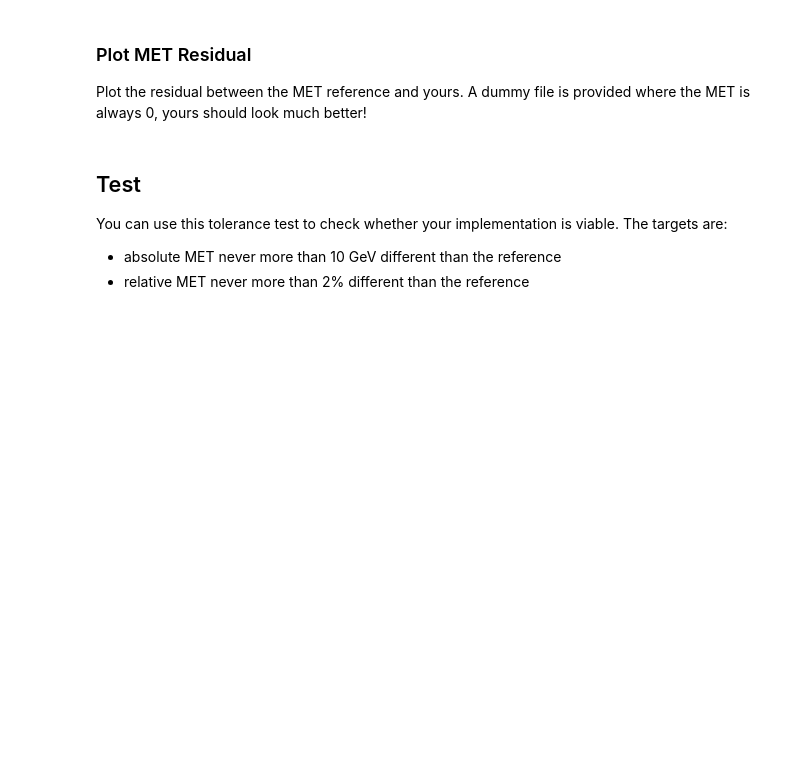
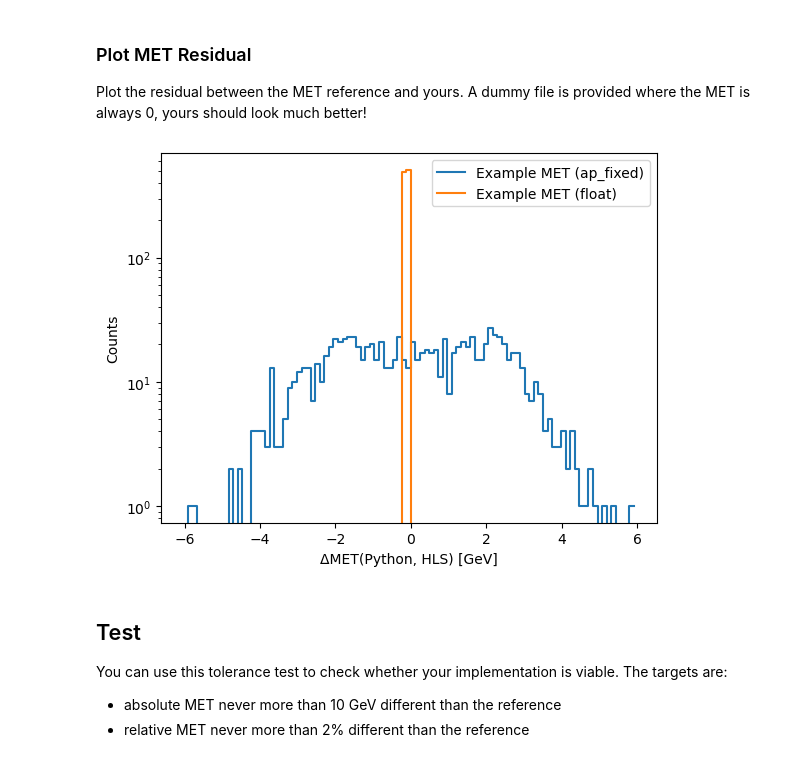
Before and after one commit to FPGA-course-2025/day4, a Jupyter notebook: MET/met_reference.ipynb, the cells around one changed output. Cells and saved outputs as stored; diff of their text form; code cells hidden in the pictures; blank space fills up the shorter version.

```diff
--- a/MET/met_reference.ipynb
+++ b/MET/met_reference.ipynb
@@ -59,17 +84,23 @@ plt.savefig('met_distribution.pdf')
 Plot the residual between the MET reference and yours. A dummy file is provided where the MET is always 0, yours should look much better!
 # %%
 met_residual = met_ref - met_hls
+met_residual_float = met_ref - met_hls_float
 max_residual = np.max(np.abs(met_residual))
 bins_residual = np.linspace(-max_residual, max_residual, 101)
 hist_residual, _ = np.histogram(met_residual, bins_residual)
+hist_residual_float, _ = np.histogram(met_residual_float, bins_residual)
 
-plt.step(bins_residual[:-1], hist_residual, label='Example MET')
-#plt.semilogy()
+plt.step(bins_residual[:-1], hist_residual, label='Example MET (ap_fixed)')
+plt.step(bins_residual[:-1], hist_residual_float, label='Example MET (float)')
+
+plt.semilogy()
 plt.legend()
 plt.xlabel('ΔMET(Python, HLS) [GeV]')
 plt.ylabel('Counts')
 plt.savefig('met_residual.png')
 plt.savefig('met_residual.pdf')
+# %% [output]
+[figure, added]
 # %% [markdown]
 ## Test
 
```
Also changed, not shown: parts of 8 cells of this notebook, 8 other files.
